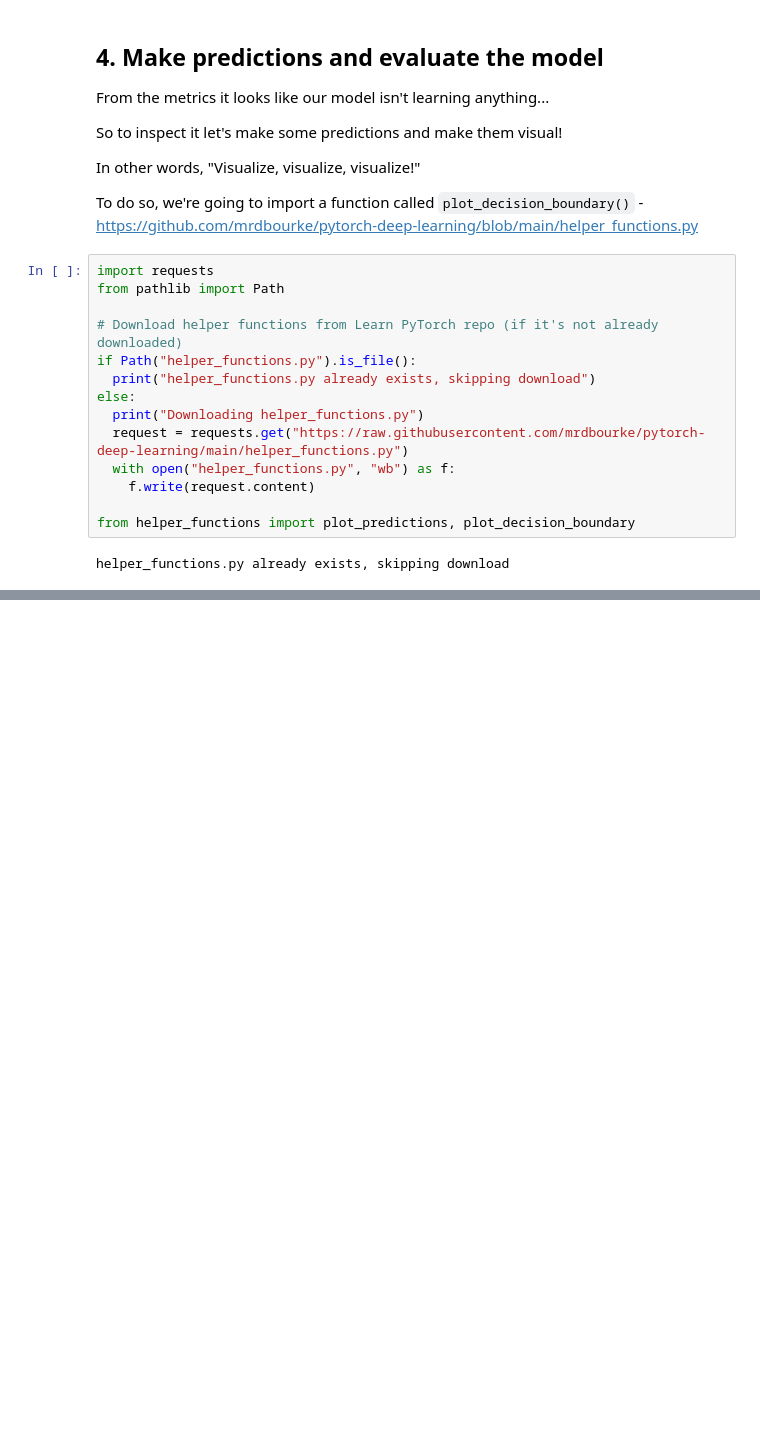
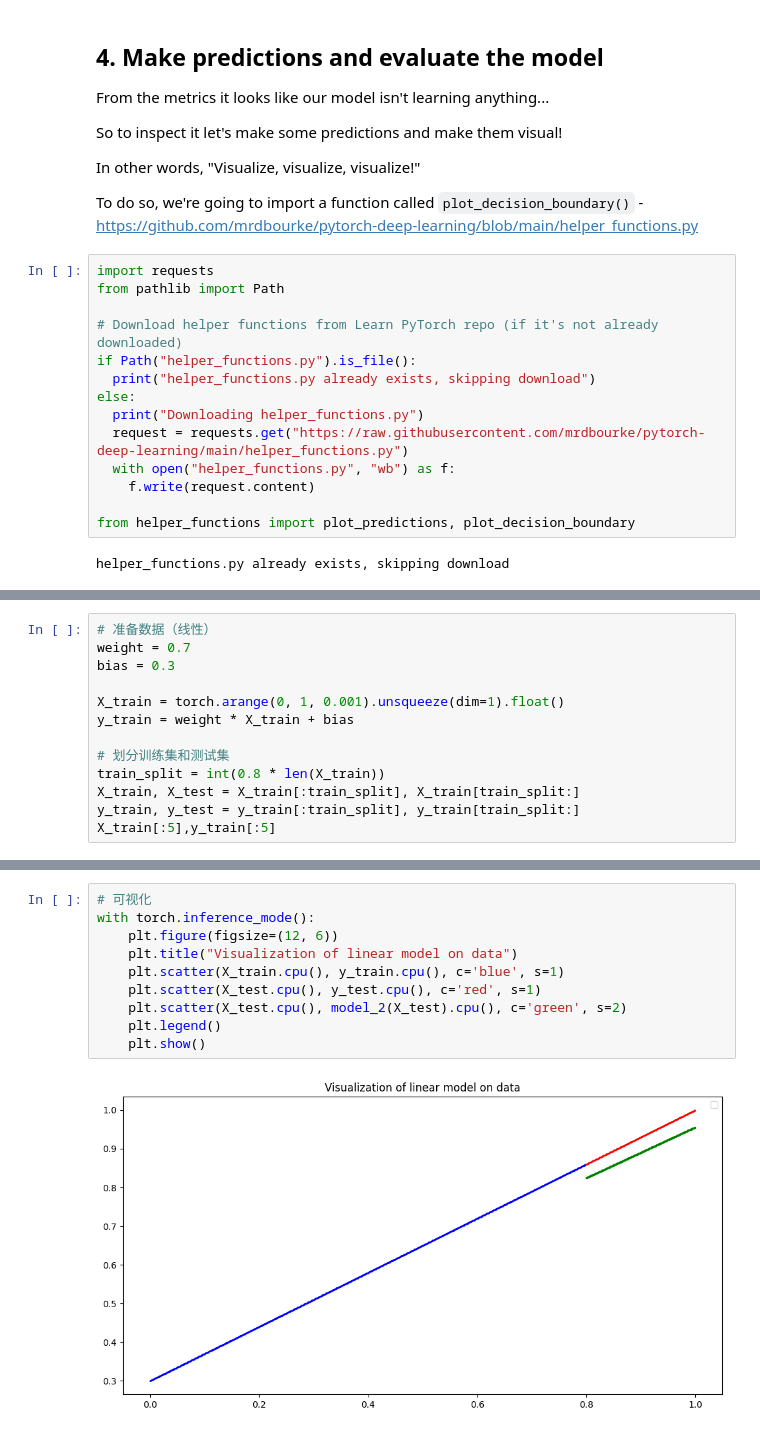
Before and after one commit to Emrys0918/Notebook, a Jupyter notebook: pytorch_notebook/02_pytorch_classification.ipynb, the cells around one changed output, grey strips where cells are left out. Cells and saved outputs as stored; diff of their text form; blank space fills up the shorter version.

```diff
--- a/pytorch_notebook/02_pytorch_classification.ipynb
+++ b/pytorch_notebook/02_pytorch_classification.ipynb
@@ -505,0 +632,13 @@ plot_decision_boundary(model_0, X_test, y_test)
+# %%
+# 准备数据（线性）
+weight = 0.7
+bias = 0.3
+
+X_train = torch.arange(0, 1, 0.001).unsqueeze(dim=1).float()
+y_train = weight * X_train + bias
+
+# 划分训练集和测试集
+train_split = int(0.8 * len(X_train))
+X_train, X_test = X_train[:train_split], X_train[train_split:]
+y_train, y_test = y_train[:train_split], y_train[train_split:]
+X_train[:5],y_train[:5]
@@ -505,0 +731,12 @@ plot_decision_boundary(model_0, X_test, y_test)
+# %%
+# 可视化
+with torch.inference_mode():
+    plt.figure(figsize=(12, 6))
+    plt.title("Visualization of linear model on data")
+    plt.scatter(X_train.cpu(), y_train.cpu(), c='blue', s=1)
+    plt.scatter(X_test.cpu(), y_test.cpu(), c='red', s=1)
+    plt.scatter(X_test.cpu(), model_2(X_test).cpu(), c='green', s=2)
+    plt.legend()
+    plt.show()
+# %% [output]
+[figure, added]
```
Also changed, not shown: parts of 54 cells of this notebook, 4 other files.
